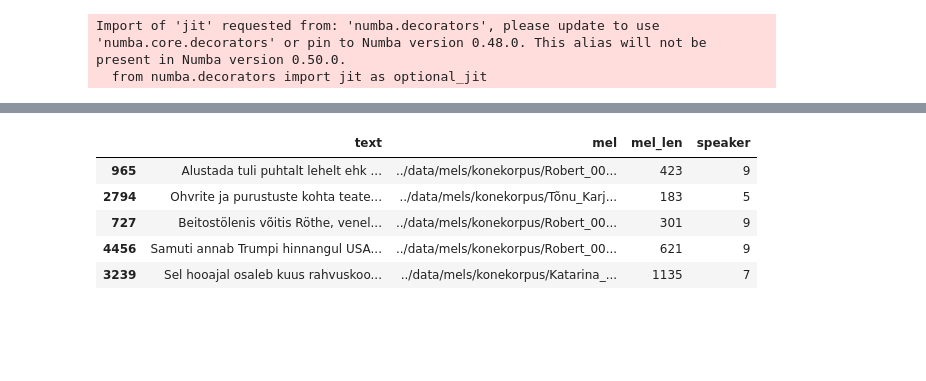
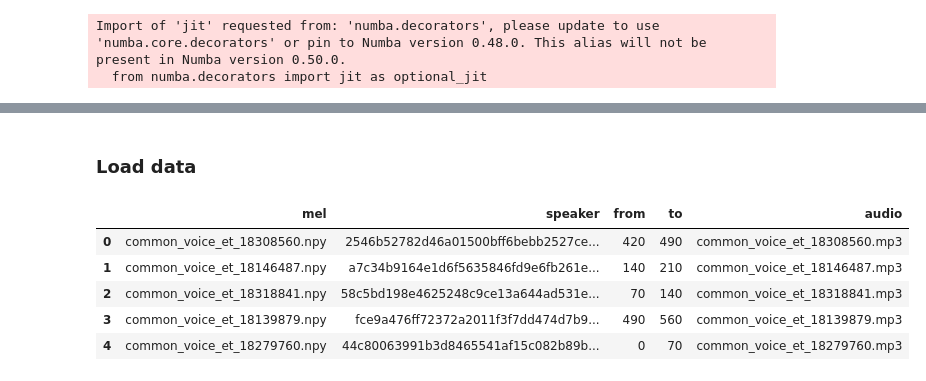
Before and after one commit to GeronimoOM/multi-speaker-tacotron2, a Jupyter notebook: speaker_encoder.ipynb, the cells around one changed output, grey strips where cells are left out. Cells and saved outputs as stored; diff of their text form; code cells hidden in the pictures; blank space fills up the shorter version.

Commit message:
Fix data split

```diff
--- a/speaker_encoder.ipynb
+++ b/speaker_encoder.ipynb
@@ -34,13 +74,12 @@ if checkpoint_path is not None:
+# %% [markdown]
+### Load data
 # %%
-import pandas as pd
-
-test = pd.read_csv('/Users/olehmatsuk/Thesis/data_files/konekorpus/test.csv')
-test = test.sample(100)
-test.head()
+test_common_voice = pd.read_csv('/Users/olehmatsuk/Thesis/data_files/common_voice_fragments_test.csv')
+test_common_voice.head()
 # %% [output]
-|  | text | mel | mel_len | speaker |
-| 965 | Alustada tuli puhtalt lehelt ehk ... | ../data/mels/konekorpus/Robert_00... | 423 | 9 |
-| 2794 | Ohvrite ja purustuste kohta teate... | ../data/mels/konekorpus/Tõnu_Karj... | 183 | 5 |
-| 727 | Beitostölenis võitis Röthe, venel... | ../data/mels/konekorpus/Robert_00... | 301 | 9 |
-| 4456 | Samuti annab Trumpi hinnangul USA... | ../data/mels/konekorpus/Robert_00... | 621 | 9 |
-| 3239 | Sel hooajal osaleb kuus rahvuskoo... | ../data/mels/konekorpus/Katarina_... | 1135 | 7 |
+|  | mel | speaker | from | to | audio |
+| 0 | common_voice_et_18308560.npy | 2546b52782d46a01500bff6bebb2527ce... | 420 | 490 | common_voice_et_18308560.mp3 |
+| 1 | common_voice_et_18146487.npy | a7c34b9164e1d6f5635846fd9e6fb261e... | 140 | 210 | common_voice_et_18146487.mp3 |
+| 2 | common_voice_et_18318841.npy | 58c5bd198e4625248c9ce13a644ad531e... | 70 | 140 | common_voice_et_18318841.mp3 |
+| 3 | common_voice_et_18139879.npy | fce9a476ff72372a2011f3f7dd474d7b9... | 490 | 560 | common_voice_et_18139879.mp3 |
+| 4 | common_voice_et_18279760.npy | 44c80063991b3d8465541af15c082b89b... | 0 | 70 | common_voice_et_18279760.mp3 |
```
Also changed, not shown: parts of 26 cells of this notebook, 4 other files.
